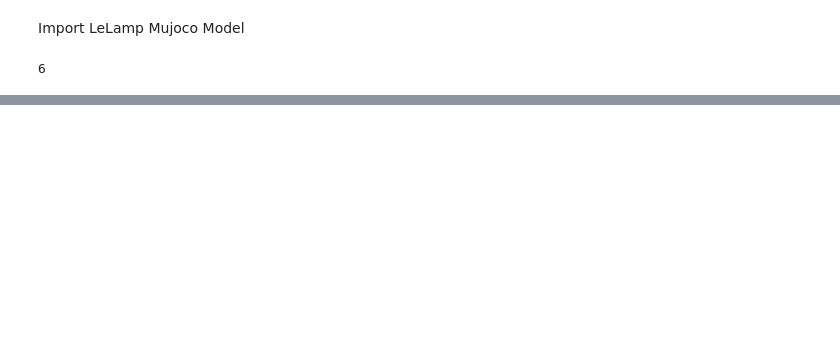
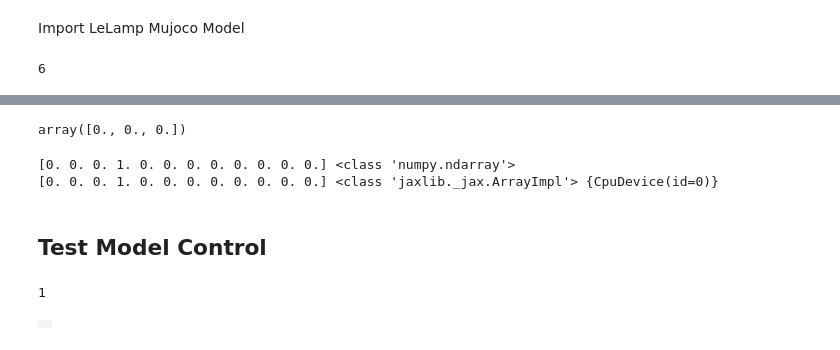
Before and after one commit to jurmy24/LeLamp, a Jupyter notebook: notebooks/mujoco.ipynb, the cells around one changed output, grey strips where cells are left out. Cells and saved outputs as stored; diff of their text form; code cells hidden in the pictures; blank space fills up the shorter version.

```diff
--- a/notebooks/mujoco.ipynb
+++ b/notebooks/mujoco.ipynb
@@ -97,0 +100,61 @@ array([0., 0., 0., 1., 0., 0., 0., 0., 0., 0., 0., 0.])
+# %%
+mj_data.subtree_com[1]
+# %% [output]
+array([0., 0., 0.])
+# %%
+renderer = mujoco.Renderer(mj_model)
+# %%
+mjx_model = mjx.put_model(mj_model)
+mjx_data = mjx.put_data(mj_model, mj_data)
+
+print(mj_data.qpos, type(mj_data.qpos))
+print(mjx_data.qpos, type(mjx_data.qpos), mjx_data.qpos.devices())
+# %% [output]
+[0. 0. 0. 1. 0. 0. 0. 0. 0. 0. 0. 0.] <class 'numpy.ndarray'>
+[0. 0. 0. 1. 0. 0. 0. 0. 0. 0. 0. 0.] <class 'jaxlib._jax.ArrayImpl'> {CpuDevice(id=0)}
+# %% [markdown]
+## Test Model Control
+# %%
+mujoco.mj_name2id(mj_model, mujoco.mjtObj.mjOBJ_BODY, "dc15_a01_dummy_assy_idle_asm")
+# %% [output]
+1
+# %%
+import numpy as np
+
+# Your scene_option and simulation setup as before...
+scene_option = mujoco.MjvOption()
+scene_option.flags[mujoco.mjtVisFlag.mjVIS_JOINT] = True
+
+duration = 3.8  # seconds
+framerate = 60  # Hz
+
+frames = []
+mujoco.mj_resetData(mj_model, mj_data)
+
+com = []
+
+while mj_data.time < duration:
+    t = mj_data.time
+
+    # Control input for all 12 actuators
+    ctrl = np.zeros(5)
+
+    # Example: oscillate the last 5 position actuators with different frequencies
+    for i in range(5):
+        ctrl[i] = 0.5 * np.sin(2 * np.pi * (i - 6) * t)  # small amplitude sine
+
+    mj_data.ctrl[:] = ctrl
+
+    mujoco.mj_step(mj_model, mj_data)
+
+    # Record the center of mass position
+    # com.append(mj_data.subtree_com["dc15_a01_dummy_assy_idle_asm"].copy())
+
+    if len(frames) < mj_data.time * framerate:
+        renderer.update_scene(mj_data, scene_option=scene_option)
+        pixels = renderer.render()
+        frames.append(pixels)
+
+media.show_video(frames, fps=framerate)
+# %% [output]
+|  |
```
Also changed, not shown: parts of 7 cells of this notebook, 1 other file.
